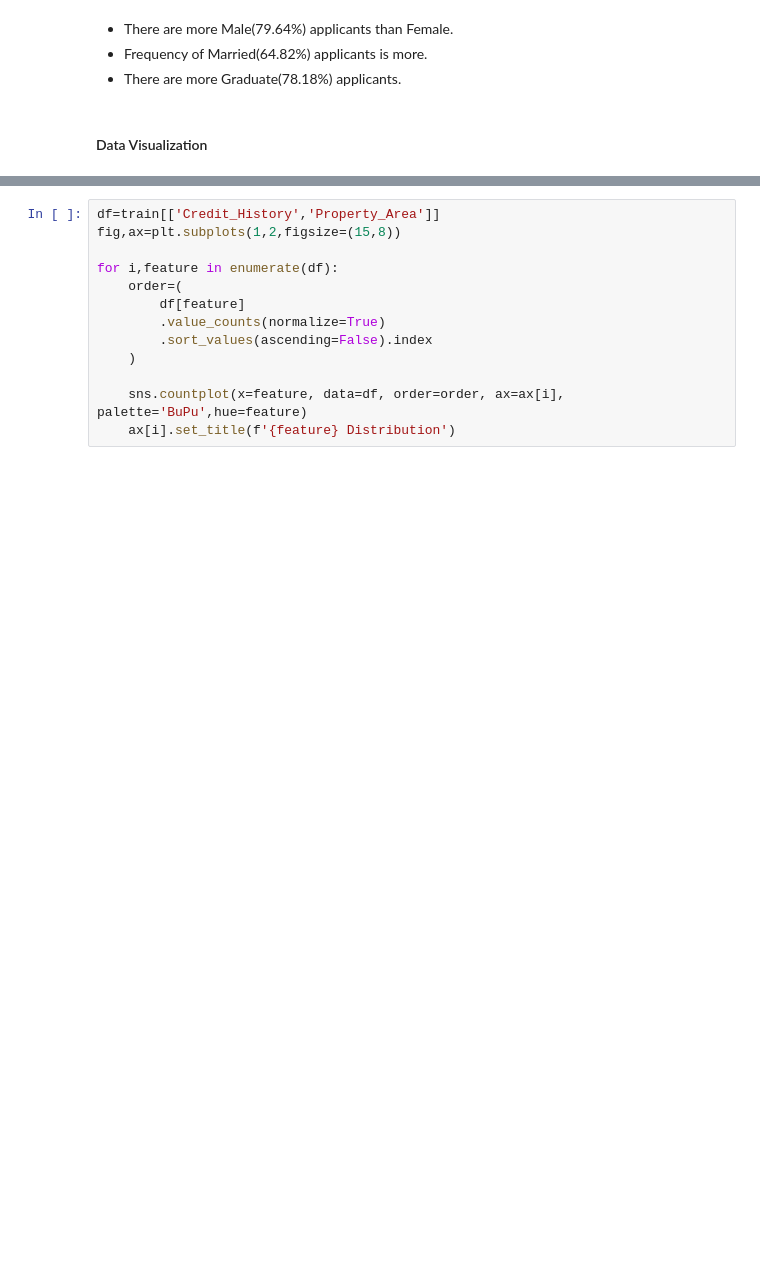
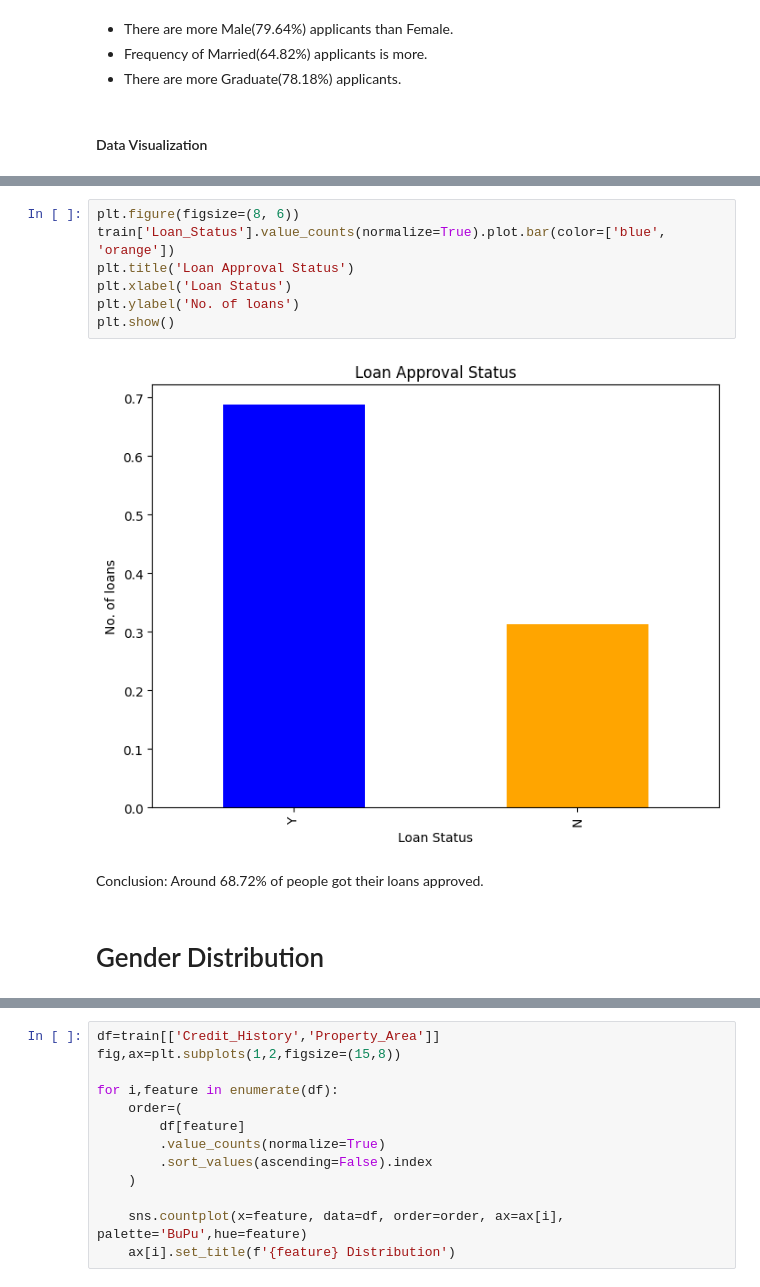
Before and after one commit to zoddtheimmortal/loan-prediction, a Jupyter notebook: loan-approval.ipynb, the cells around one changed output, grey strips where cells are left out. Drawn from its saved outputs; the diff is of its cells as text; blank space fills up the shorter version.

```diff
--- a/loan-approval.ipynb
+++ b/loan-approval.ipynb
@@ -132,0 +143,13 @@ desc
+# %%
+plt.figure(figsize=(8, 6))
+train['Loan_Status'].value_counts(normalize=True).plot.bar(color=['blue', 'orange'])
+plt.title('Loan Approval Status')
+plt.xlabel('Loan Status')
+plt.ylabel('No. of loans')
+plt.show()
+# %% [output]
+[figure, added]
+# %% [markdown]
+Conclusion: Around 68.72% of people got their loans approved.
+# %% [markdown]
+ # Gender Distribution
```
Also changed, not shown: parts of 51 cells of this notebook, 3 other files.
